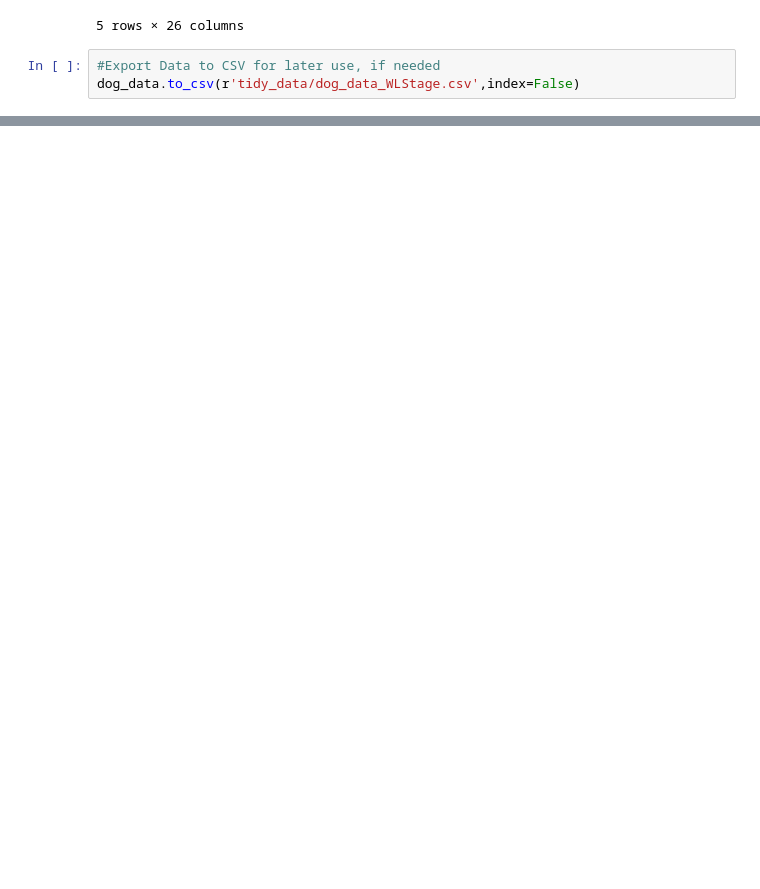
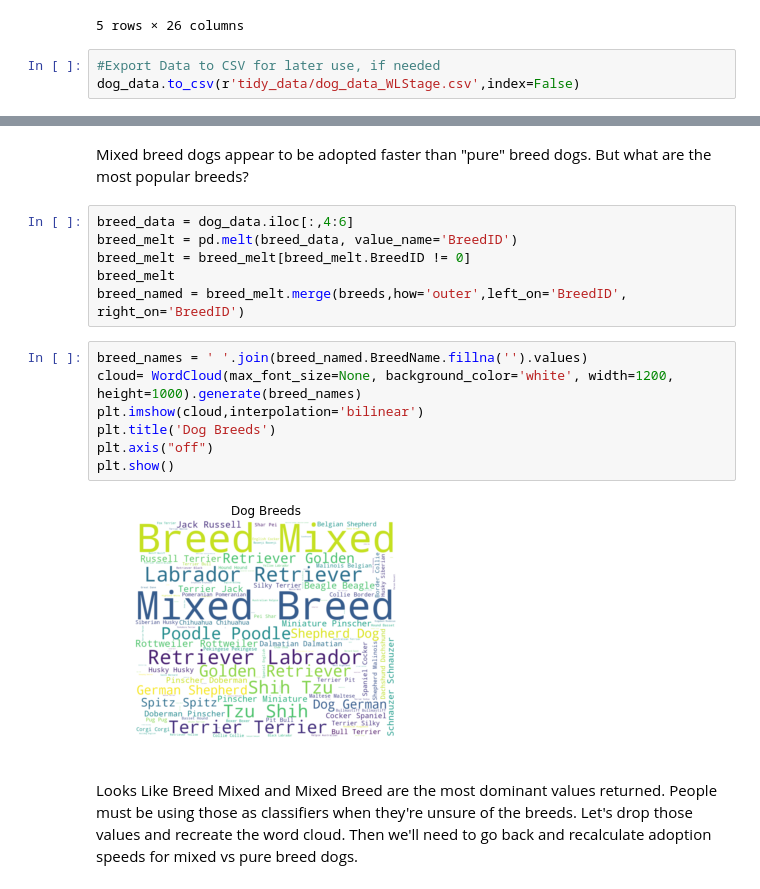
Before and after one commit to CJEJansson/Springboard_Projects, a Jupyter notebook: Capstone 1/2. Data_Storytelling/Data_Storytelling.ipynb, the cells around one changed output, grey strips where cells are left out. Drawn from its saved outputs; the diff is of its cells as text; blank space fills up the shorter version.

```diff
--- a/Capstone 1/2. Data_Storytelling/Data_Storytelling.ipynb
+++ b/Capstone 1/2. Data_Storytelling/Data_Storytelling.ipynb
@@ -209,0 +350,19 @@ dog_data.to_csv(r'tidy_data/dog_data_WLStage.csv',index=False)
+# %% [markdown]
+Mixed breed dogs appear to be adopted faster than "pure" breed dogs. But what are the most popular breeds?
+# %%
+breed_data = dog_data.iloc[:,4:6]
+breed_melt = pd.melt(breed_data, value_name='BreedID')
+breed_melt = breed_melt[breed_melt.BreedID != 0]
+breed_melt
+breed_named = breed_melt.merge(breeds,how='outer',left_on='BreedID', right_on='BreedID')
+# %%
+breed_names = ' '.join(breed_named.BreedName.fillna('').values)
+cloud= WordCloud(max_font_size=None, background_color='white', width=1200, height=1000).generate(breed_names)
+plt.imshow(cloud,interpolation='bilinear')
+plt.title('Dog Breeds')
+plt.axis("off")
+plt.show()
+# %% [output]
+[figure, added]
+# %% [markdown]
+Looks Like Breed Mixed and Mixed Breed are the most dominant values returned. People must be using those as classifiers when they're unsure of the breeds. Let's drop those values and recreate the word cloud. Then we'll need to go back and recalculate adoption speeds for mixed vs pure breed dogs.
```
Also changed, not shown: parts of 47 cells of this notebook, 12 other files.
